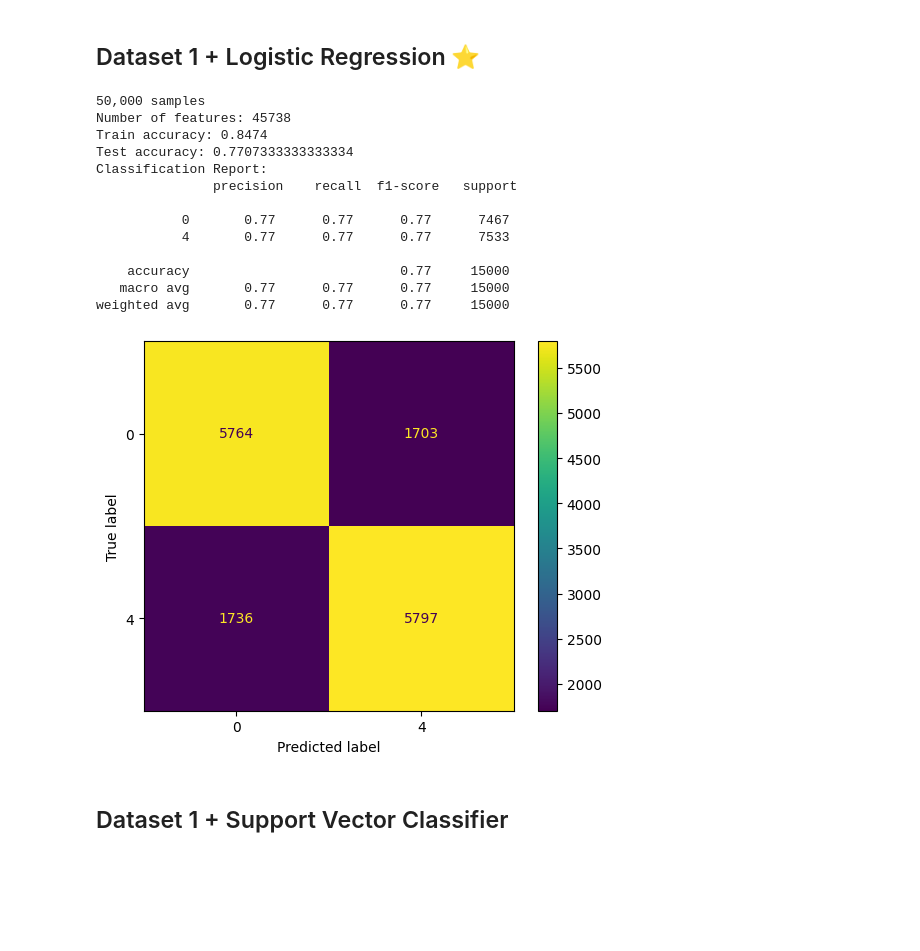
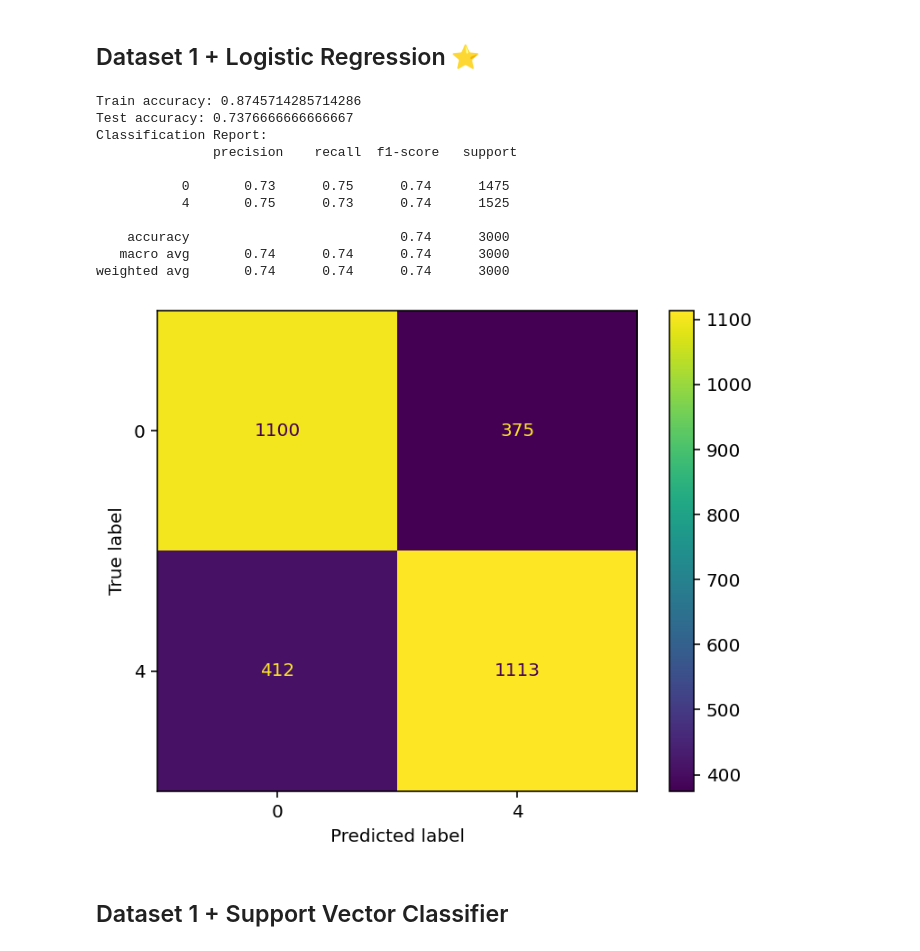
Before and after one commit to brayvid/sentiment-classifier, a Jupyter notebook: tweet_sentiment_classifier.ipynb, the cells around one changed output. Saved outputs shown, nothing was run; the diff lists cells and outputs as text; code cells hidden in the pictures; blank space fills up the shorter version.

```diff
--- a/tweet_sentiment_classifier.ipynb
+++ b/tweet_sentiment_classifier.ipynb
@@ -258,26 +164,0 @@ weighted avg       0.67      0.67      0.67     15000
-# %%
-print("100,000 samples")
-# Sample data and labels
-tweets = df_sample_10.iloc[:,6]
-labels = df_sample_10.iloc[:,1]  # 1 for positive, 0 for negative
-
-# Splitting the dataset
-X_train, X_test, y_train, y_test = train_test_split(tweets, labels, test_size=0.3, random_state=42)
-
-# Vectorizing the data
-vectorizer = TfidfVectorizer()
-X_train_vec = vectorizer.fit_transform(X_train)
-X_test_vec = vectorizer.transform(X_test)
-
-print('Number of features:', len(vectorizer.get_feature_names_out()))
-
-# Training the decision tree (can be slow)
-clf = DecisionTreeClassifier(max_depth=100) # no depth limit
-clf.fit(X_train_vec, y_train)
-
-# Predicting and evaluating
-y_pred = clf.predict(X_test_vec)
-print("Tree depth:", clf.get_depth())
-print("Train accuracy:", clf.score(X_train_vec,y_train))
-print("Test accuracy:", accuracy_score(y_test, y_pred))
-print("Classification Report:\n", classification_report(y_test, y_pred))
@@ -317,48 +172,31 @@ weighted avg       0.68      0.68      0.68     30000
 # %% [markdown]
 ## Dataset 1 + Logistic Regression ⭐️
 # %%
-print("50,000 samples")
-# Sample data and labels
-tweets = df_sample_5.iloc[:,6]
-labels = df_sample_5.iloc[:,1]  # 1 for positive, 0 for negative
-
-# Splitting the dataset
-X_train, X_test, y_train, y_test = train_test_split(tweets, labels, test_size=0.3, random_state=42)
-
-# Vectorizing the data
-vectorizer = TfidfVectorizer()
-X_train_vec = vectorizer.fit_transform(X_train)
-X_test_vec = vectorizer.transform(X_test)
-
-print('Number of features:', len(vectorizer.get_feature_names_out()))
-
-# Training the decision tree (can be slow)
-clf = LogisticRegression() # no depth limit
+# Train LogReg
+clf = LogisticRegression()
 clf.fit(X_train_vec, y_train)
 
 # Predicting and evaluating
 y_pred = clf.predict(X_test_vec)
 # print("Tree depth:", clf.get_depth())
 print("Train accuracy:", clf.score(X_train_vec,y_train))
 print("Test accuracy:", accuracy_score(y_test, y_pred))
 print("Classification Report:\n", classification_report(y_test, y_pred))
 
 ConfusionMatrixDisplay.from_estimator(clf, X_test_vec, y_test)
 plt.show()
 # %% [output]
-50,000 samples
-Number of features: 45738
-Train accuracy: 0.8474
-Test accuracy: 0.7707333333333334
+Train accuracy: 0.8745714285714286
+Test accuracy: 0.7376666666666667
 Classification Report:
                precision    recall  f1-score   support
 
-           0       0.77      0.77      0.77      7467
-           4       0.77      0.77      0.77      7533
+           0       0.73      0.75      0.74      1475
+           4       0.75      0.73      0.74      1525
 
-    accuracy                           0.77     15000
-   macro avg       0.77      0.77      0.77     15000
-weighted avg       0.77      0.77      0.77     15000
+    accuracy                           0.74      3000
+   macro avg       0.74      0.74      0.74      3000
+weighted avg       0.74      0.74      0.74      3000
-[figure, old version]
+[figure, new version]
 # %% [markdown]
 ## Dataset 1 + Support Vector Classifier
```
Also changed, not shown: parts of 73 cells of this notebook, 2 other files.
